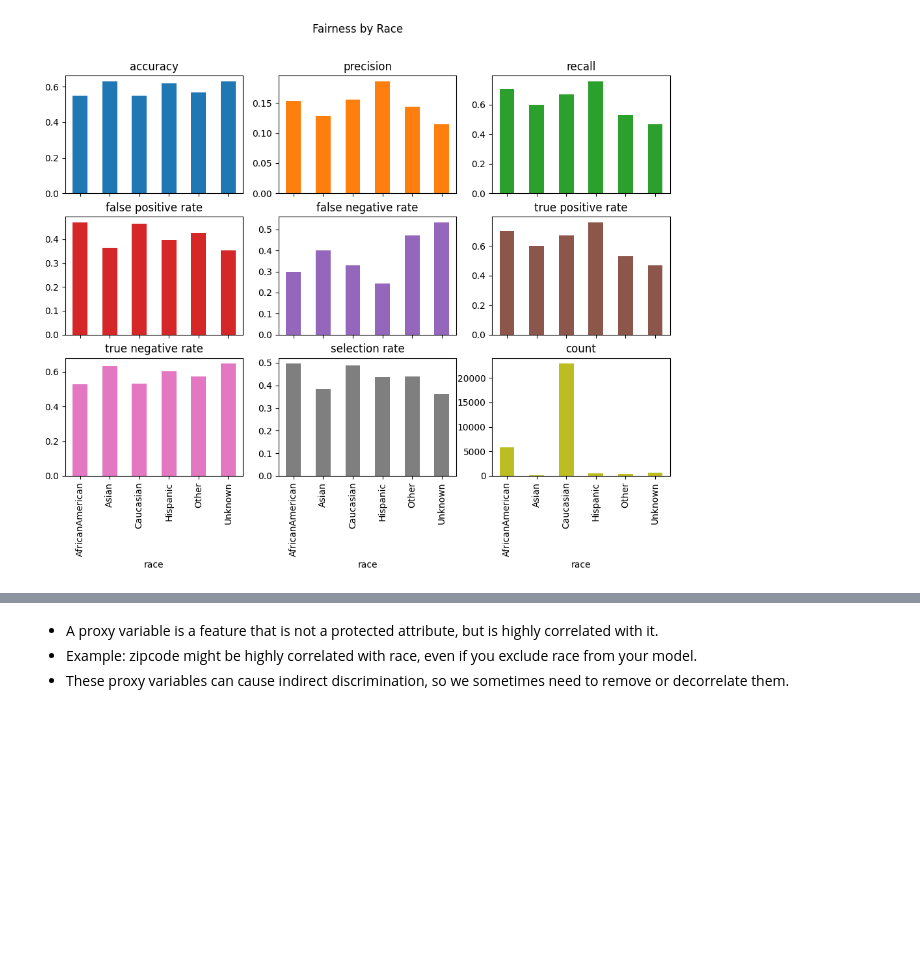
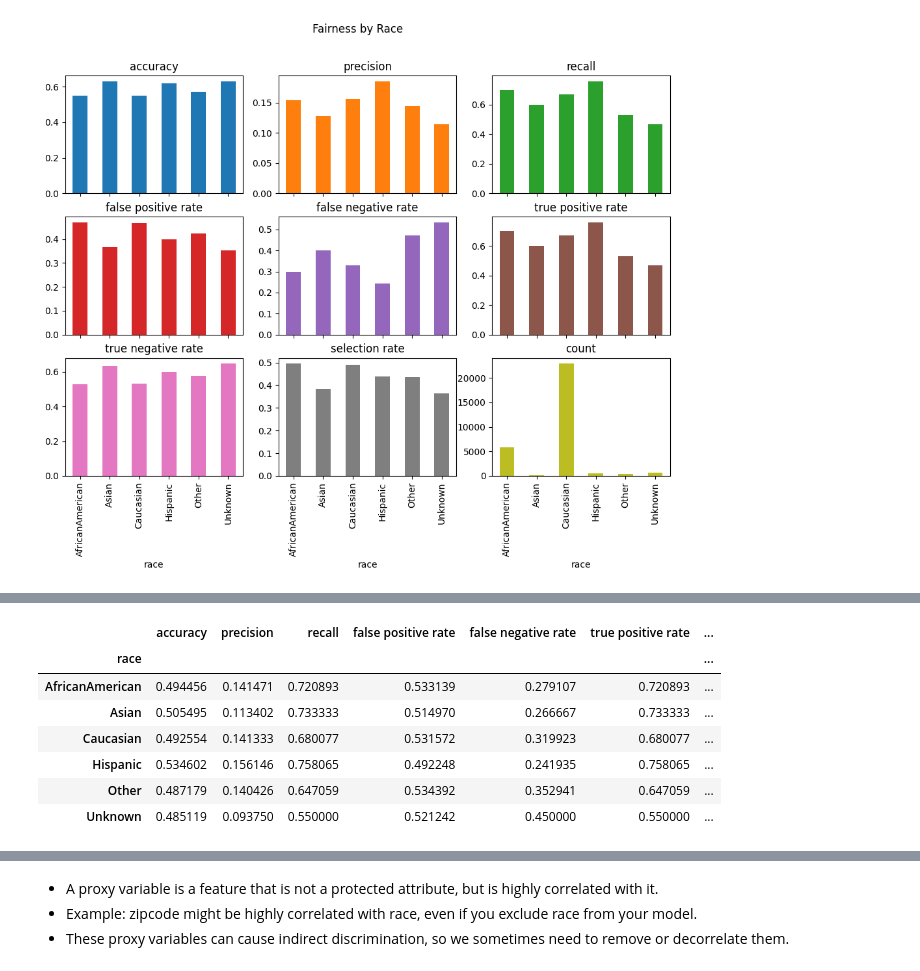
Before and after one commit to lidv94/bias-fairness, a Jupyter notebook: dev_fairlearn.ipynb, the cells around one changed output, grey strips where cells are left out. Saved outputs shown, nothing was run; the diff lists cells and outputs as text; code cells hidden in the pictures; blank space fills up the shorter version.

Commit message:
dev mitigate fairness disparity

```diff
--- a/dev_fairlearn.ipynb
+++ b/dev_fairlearn.ipynb
@@ -613,0 +771,14 @@ plot_metric_frame(fairness["race"]["metric_frame"], title="Fairness by Race")
+# %%
+mitigated = mitigate_fairness_disparity(
+    X_ohe=X_ohe,
+    y=y,
+    X_protected=X_protected,  # e.g., df[['race', 'gender']]
+    model = model_lr,
+    constraint=None,
+    objective=None,
+    metrics = None,
+    test_size= 0.3,
+    random_state = 42,
+    drop_protected = True,
+    return_frame = True,
+)
@@ -613,0 +817,11 @@ plot_metric_frame(fairness["race"]["metric_frame"], title="Fairness by Race")
+# %%
+mitigated['race']['by_group']
+# %% [output]
+|  | accuracy | precision | recall | false positive rate | false negative rate | true positive rate | ... |
+| race |  |  |  |  |  |  | ... |
+| AfricanAmerican | 0.494456 | 0.141471 | 0.720893 | 0.533139 | 0.279107 | 0.720893 | ... |
+| Asian | 0.505495 | 0.113402 | 0.733333 | 0.514970 | 0.266667 | 0.733333 | ... |
+| Caucasian | 0.492554 | 0.141333 | 0.680077 | 0.531572 | 0.319923 | 0.680077 | ... |
+| Hispanic | 0.534602 | 0.156146 | 0.758065 | 0.492248 | 0.241935 | 0.758065 | ... |
+| Other | 0.487179 | 0.140426 | 0.647059 | 0.534392 | 0.352941 | 0.647059 | ... |
+| Unknown | 0.485119 | 0.093750 | 0.550000 | 0.521242 | 0.450000 | 0.550000 | ... |
```
Also changed, not shown: parts of 25 cells of this notebook.
